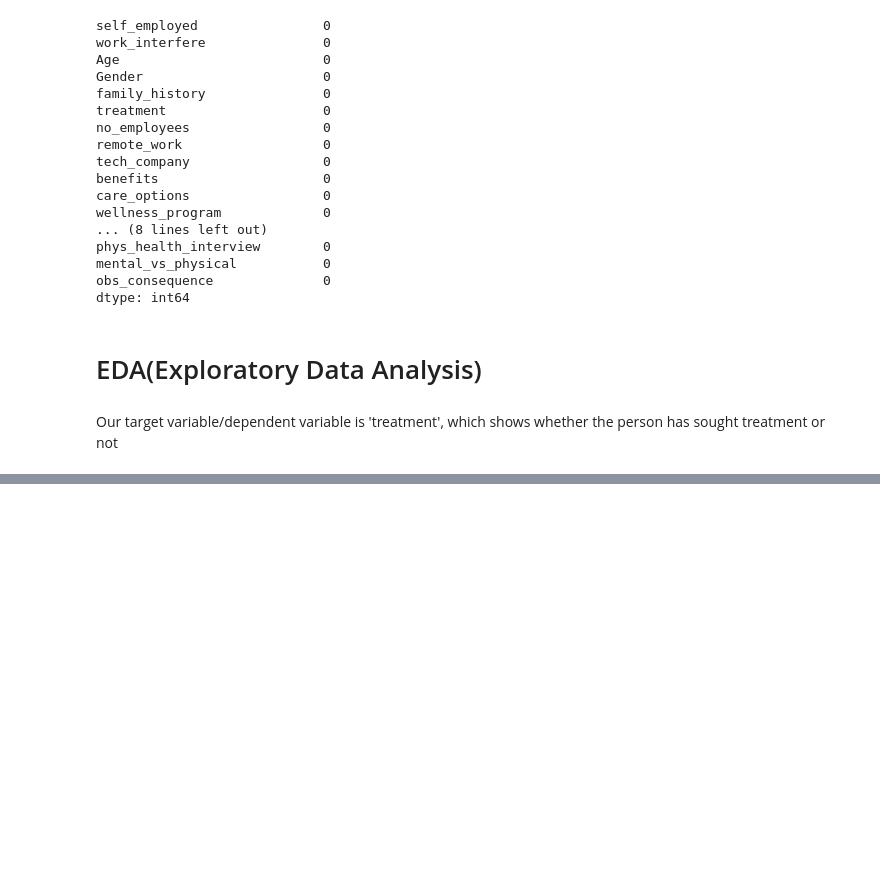
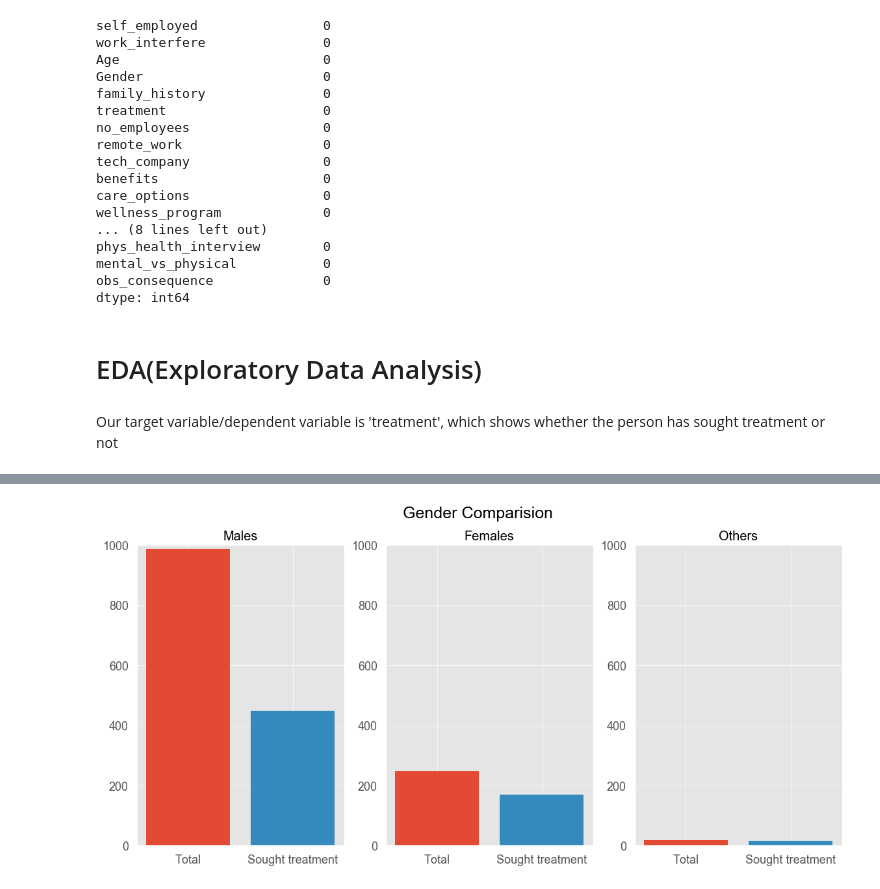
Before and after one commit to aayushsingh12/mental-health-in-tech-prediction, a Jupyter notebook: 01_eda.ipynb, the cells around one changed output, grey strips where cells are left out. Saved outputs shown, nothing was run; the diff lists cells and outputs as text; code cells hidden in the pictures; blank space fills up the shorter version.

```diff
--- a/01_eda.ipynb
+++ b/01_eda.ipynb
@@ -364,3 +334,31 @@ This shows that our dataset is evenly split into two parts, people who get treat
 # %%
-#Let's one by one compare each column to the target variable, starting with gender
-fig, ax=plt.subplots()
+males=transformed_df[transformed_df["Gender"]=="Male"]
+treated_males=males[males["treatment"]=="Yes"]
+
+females=transformed_df[transformed_df["Gender"]=="Female"]
+treated_females=females[females["treatment"]=="Yes"]
+
+others=transformed_df[transformed_df["Gender"]=="Other"]
+treated_others=others[others["treatment"]=="Yes"]
+plt.style.use("ggplot")
+
+fig, (ax1, ax2, ax3)=plt.subplots(1,3, figsize=(14,6), sharex=False, sharey=False)
+plt.suptitle("Gender Comparision", fontsize=18, fontweight=12)
+ax1.bar("Total", len(males))
+ax1.bar("Sought treatment", len(treated_males))
+ax2.bar("Total", len(females))
+ax2.bar("Sought treatment", len(treated_females))
+ax1.set(title="Males")
+ax2.set(title="Females")
+ax3.bar("Total",len(others))
+ax3.bar("Sought treatment", len(treated_others))
+ax3.set(title="Others")
+
+for ax in [ax1, ax2, ax3]:
+    ax.set_ylim([0, 1000])
+
+
+ax2.bar
+plt.show()
+# %% [output]
+[figure, added]
```
Also changed, not shown: parts of 39 cells of this notebook.
